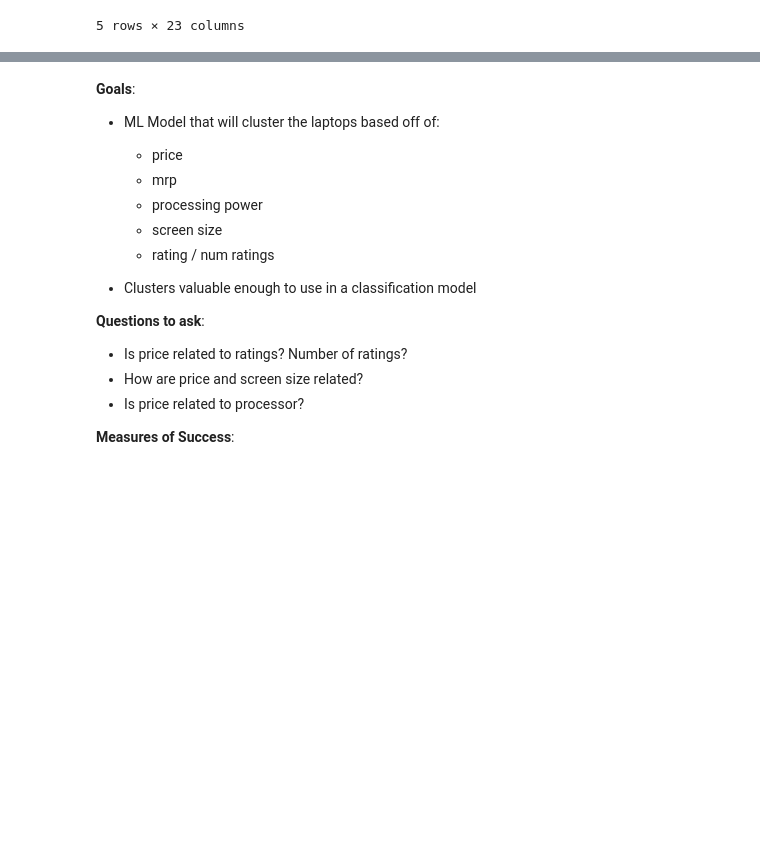
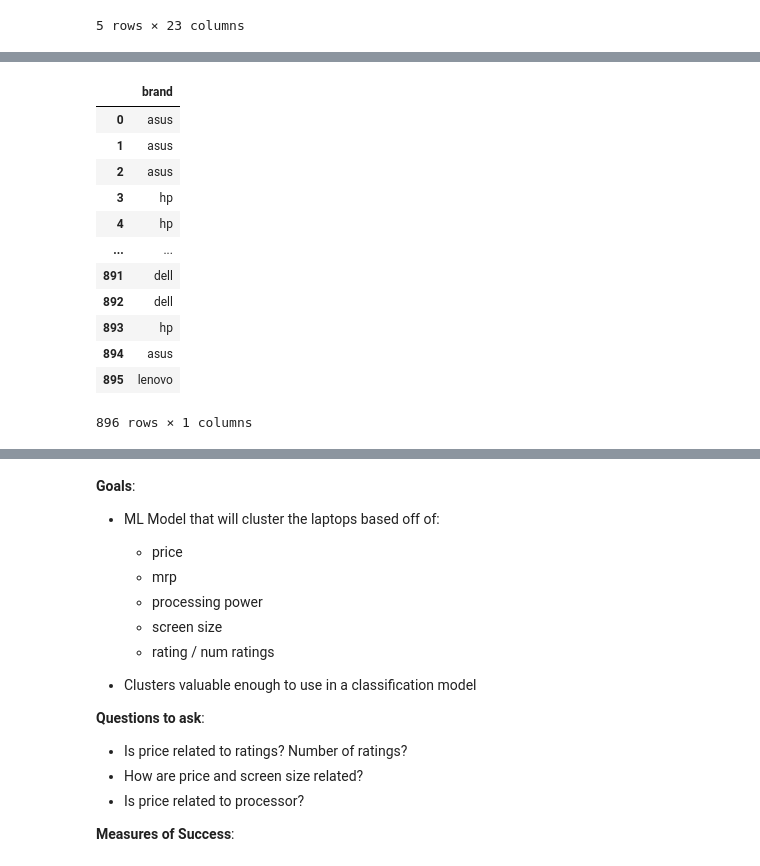
Before and after one commit to laptop-project/data, a Jupyter notebook: shawn_workbook.ipynb, the cells around one changed output, grey strips where cells are left out. Drawn from its saved outputs; the diff is of its cells as text; code cells hidden in the pictures; blank space fills up the shorter version.

```diff
--- a/shawn_workbook.ipynb
+++ b/shawn_workbook.ipynb
@@ -93,0 +124,16 @@ for col in col_to_lower:
+# %%
+pd.DataFrame(df['brand'])
+# %% [output]
+|  | brand |
+| 0 | asus |
+| 1 | asus |
+| 2 | asus |
+| 3 | hp |
+| 4 | hp |
+| ... | ... |
+| 891 | dell |
+| 892 | dell |
+| 893 | hp |
+| 894 | asus |
+| 895 | lenovo |
+896 rows × 1 columns
```
Also changed, not shown: parts of 23 cells of this notebook, 1 other file.
